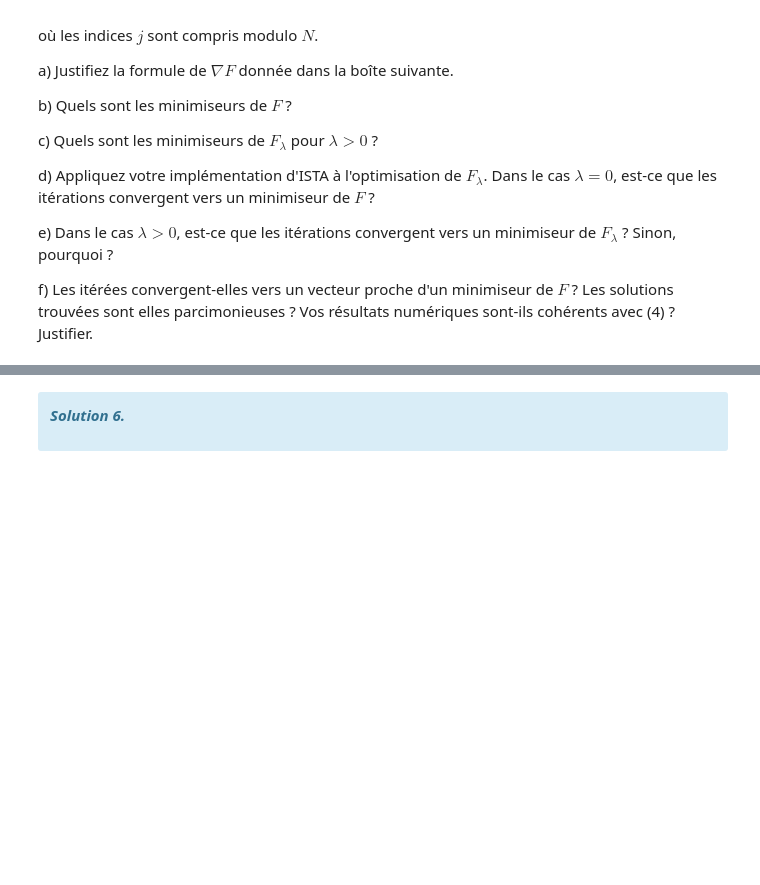
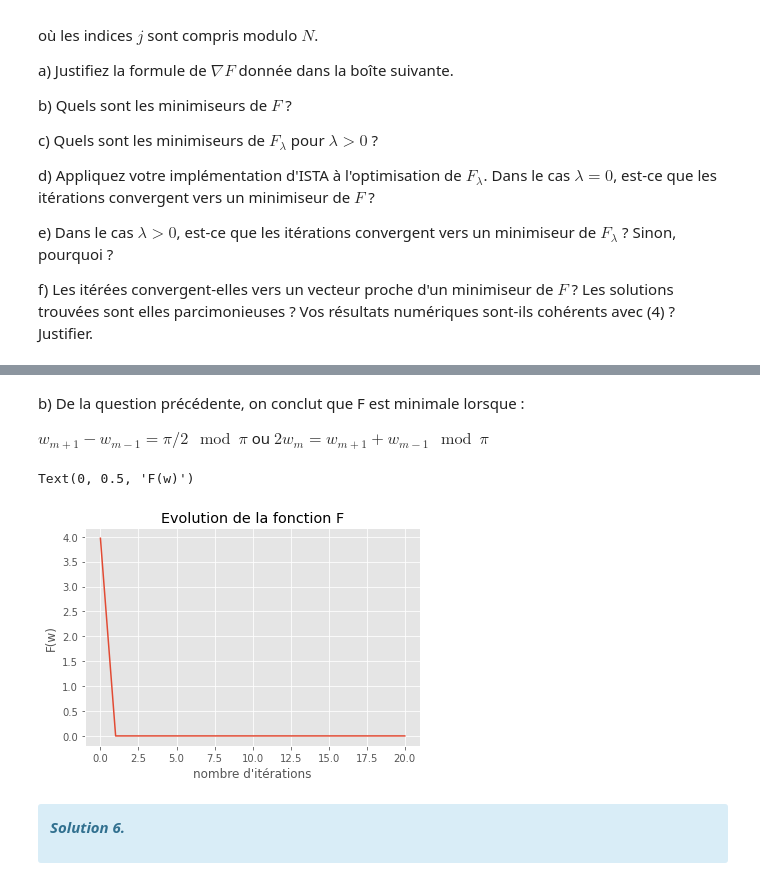
Before and after one commit to heez77/g3_optimisation, a Jupyter notebook: TP4_Gradient_stochastique_et_regularisation_l1.ipynb, the cells around one changed output, grey strips where cells are left out. Cells and saved outputs as stored; diff of their text form; code cells hidden in the pictures; blank space fills up the shorter version.

```diff
--- a/TP4_Gradient_stochastique_et_regularisation_l1.ipynb
+++ b/TP4_Gradient_stochastique_et_regularisation_l1.ipynb
@@ -629,6 +790,21 @@ f) Les itérées convergent-elles vers un vecteur proche d'un minimiseur de $F$
+# %% [markdown]
+b) De la question précédente, on conclut que F est minimale lorsque :
+
+$w_{m+1} - w_{m-1} = \pi/2 \mod \pi$ ou $2w_m = w_{m+1} + w_{m-1} \mod \pi$
 # %%
 F = lambda w : np.sum( np.sin(w - np.roll(w,1))**2 )
 GradF = lambda w : 2*np.sin(2*w - np.roll(w,1) - np.roll(w,-1))*np.cos(np.roll(w,1)                                                                   - np.roll(w,-1))
+# %%
+(Fv,E,NZ,W, count_iter)=ISTA(Lambda=1.1,Nitermax=20)
+plt.style.use("ggplot")
+plt.figure()
+plt.plot(Fv)
+plt.title('Evolution de la fonction F')
+plt.xlabel("nombre d'itérations")
+plt.ylabel("F(w)")
+# %% [output]
+Text(0, 0.5, 'F(w)')
+[figure, added]
 # %% [markdown]
 <div class="alert alert-block alert-info" style="margin-top: 0px">
 
```
Also changed, not shown: parts of 20 cells of this notebook, 4 other files.
